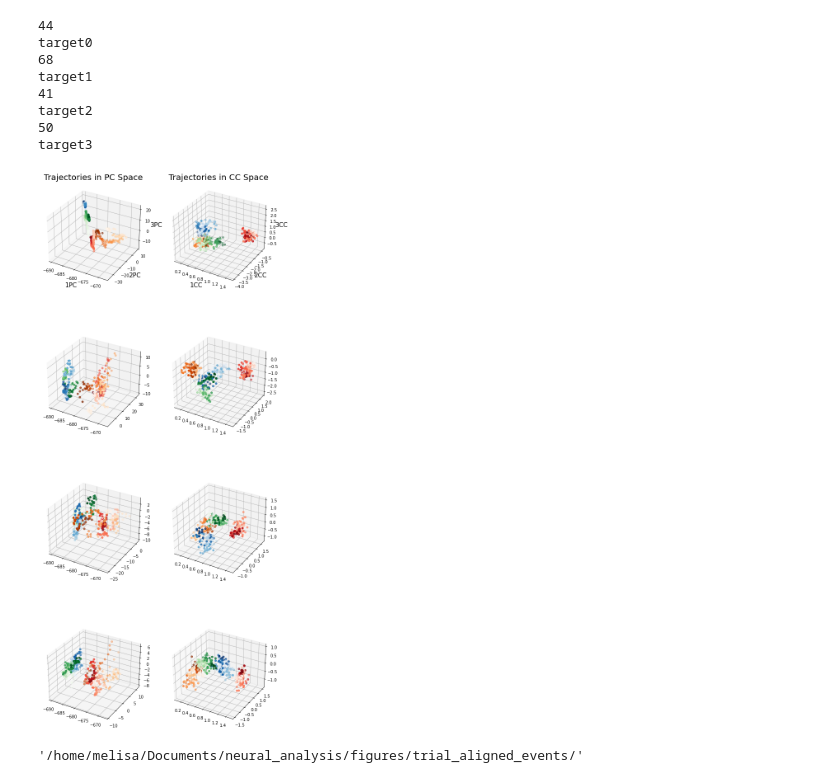
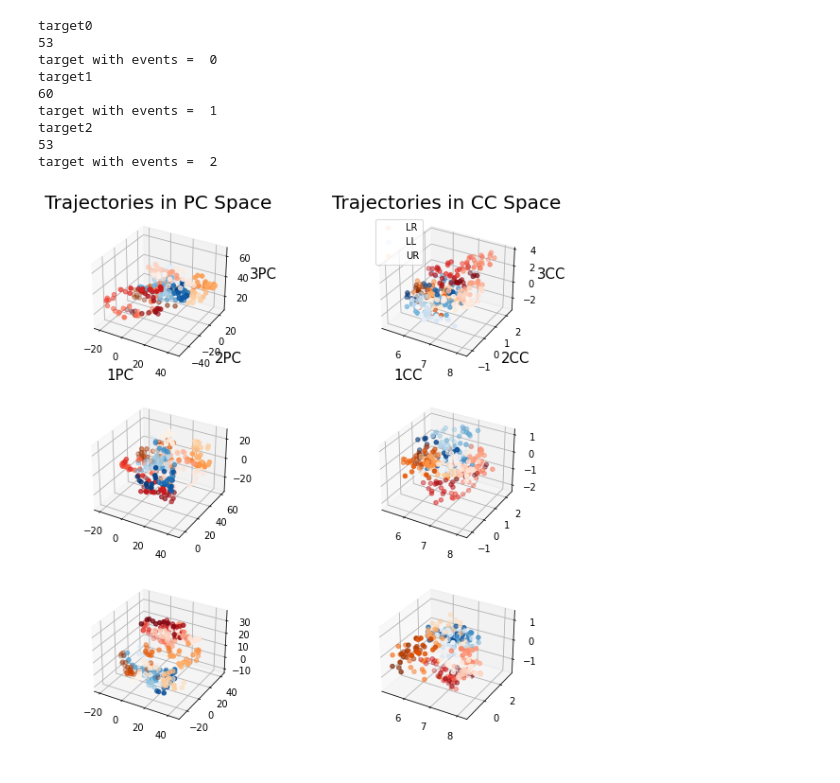
Before and after one commit to melisamc89/neural_analysys, a Jupyter notebook: src/cca_distance_represenation_space.ipynb, the cells around one changed output. Cells and saved outputs as stored; diff of their text form; code cells hidden in the pictures.

Commit message:
positional representation of non-object corners

```diff
--- a/src/cca_distance_represenation_space.ipynb
+++ b/src/cca_distance_represenation_space.ipynb
@@ -476,7 +400,7 @@ events_day_list_shuffle_1 = []
 events_counter_day_list = []
 events_time_starts_day = []
 
-for day in range(len(behaviour_list)):
+for day in range(len(navigation_list)):
     events_list = []
     events_counter_list = []
     events_time_starts = []
@@ -493,10 +417,10 @@ for day in range(len(behaviour_list)):
             #start_counter = behaviour_list[day][i]
             #start_counter = exploration_list[day][i]
             start_counter = navigation_list[day][i]
-
             counter = 1
         else:
             counter = counter + 1
+
 
     events_day_list_1.append(events_list)
     shufflings = []
@@ -509,22 +433,33 @@ for day in range(len(behaviour_list)):
 ## compute events duration for type of event. Here we create lists that we can access to know the duration of each ID event
 ## we will use this to balance the dataset
 selection_target = [1,2,3,4]    # here we balcance the data only for this targets of behaviour
+id_target = selection_target
 
 events_duration_list = []
 total_duration_list = []
+number_of_events_list = []
+events_id = []
 
 for day in range(len(behaviour_list)):
     events_duration_day = []
     total_duration_day = []
-    for target in selection_target:
+    number_of_events_day = []
+    events_id_day = []
+    for target in id_target:
         events = np.array(events_day_list_1[day])  # all events in a day
         events_counter = np.array(events_counter_day_list[day]) #duration of all day events
         events_time = np.array(events_time_starts_day[day]) # start time of events in day
 
         position_events = np.where(events == target)[0] # select events related to one specific ID
         events_duration_target = events_counter[position_events]   # take the duration of the events for that ID
-        events_duration_day.append(events_duration_target)
 
-        total_duration_day.append(np.sum(events_duration_target))
+        if(len(events_duration_target)):
+            events_duration_day.append(events_duration_target)
+            total_duration_day.append(np.sum(events_duration_target))
+            number_of_events_day.append(len(events_duration_target ))
+            events_id_day.append(target)
+
     events_duration_list.append(events_duration_day)
     total_duration_list.append(total_duration_day)
+    number_of_events_list.append(number_of_events_day)
+    events_id.append(events_id_day)
@@ -593,14 +635,14 @@ day:3
 # %%
-day = 0
+day = 3
 figure = plt.figure()
-gs = plt.GridSpec(4, 2)
+gs = plt.GridSpec(3, 2)
 
 color_code = ['Reds','Blues','Oranges','Greens']
+legend_corners = ['LR','LL','UR','UL']
 
 axes_pc_trajectory0 = figure.add_subplot(gs[0,0],projection = '3d')
 axes_pc_trajectory1 = figure.add_subplot(gs[1,0],projection = '3d')
 axes_pc_trajectory2 = figure.add_subplot(gs[2,0],projection = '3d')
-axes_pc_trajectory3 = figure.add_subplot(gs[3,0],projection = '3d')
 
 axes_pc_trajectory0.set_title('Trajectories in PC Space', fontsize = 20)
 axes_pc_trajectory0.set_xlabel('1PC',fontsize = 15)
@@ -613,7 +655,6 @@ axes_pc_trajectory0.set_zlabel('3PC',fontsize = 15)
 axes_cc_trajectory0 = figure.add_subplot(gs[0,1],projection = '3d')
 axes_cc_trajectory1 = figure.add_subplot(gs[1,1],projection = '3d')
 axes_cc_trajectory2 = figure.add_subplot(gs[2,1],projection = '3d')
-axes_cc_trajectory3 = figure.add_subplot(gs[3,1],projection = '3d')
 axes_cc_trajectory0.set_title('Trajectories in CC Space', fontsize = 20)
 axes_cc_trajectory0.set_xlabel('1CC',fontsize = 15)
 axes_cc_trajectory0.set_ylabel('2CC',fontsize = 15)
@@ -623,11 +664,12 @@ axes_cc_trajectory0.set_zlabel('3CC',fontsize = 15)
 # axes_cc_trajectory.set_zlim([2,3])
 
 j=0
-for target in range(4):
-    print(len(events_activity[day][target]))
+for target in range(len(events_id[day])):
     # real data!
     print('target' + str(target))
+    print(len(events_activity[day][target]))
     if events_activity[day][target] != []:
+        print('target with events = ', target)
         trial_activity = np.zeros((events_activity[day][target][0].shape[0],events_activity[day][target][0].shape[1]))
         trial_activity_complete = np.zeros((events_activity[day][target][0].shape[0],len(events_activity[day][target])*10+1))
         trial_activity_all_data = np.zeros((events_activity[day][target][0].shape[0],len(events_activity[day][target])*2*period+1))
@@ -648,44 +690,44 @@ for target in range(4):
                     component_trial_activity +=events_activity_pca[day][target][trial][neuron,:]
                     if neuron < cca_components:
                         cca_trial_activity +=events_activity_cca[day][target][trial][neuron,:]
                     trial_activity_all_data[neuron,init2:init2+2*period]= events_activity[day][target][trial][neuron,:]
                     trial_activity_complete[neuron,init:init+10] = events_activity[day][target][trial][neuron,period:period+10]
                     init = init+10
                     init2=init2+2*period
             neuron_trial_activity = neuron_trial_activity / len(events_activity[day][target])
             component_trial_activity = component_trial_activity / len(events_activity[day][target])
             trial_activity[neuron,:] = neuron_trial_activity
             trial_activity_pca[neuron,:] = component_trial_activity
             if neuron < cca_components:
                 trial_activity_cca[neuron,:] = cca_trial_activity / cca_components
         color = np.linspace(0, 20, 2*period)
 
         axes_pc_trajectory0.scatter(trial_activity_pca[0,:],trial_activity_pca[1,:],trial_activity_pca[2,:], c = color, cmap = color_code[j], marker = 'o', s = 20)
         axes_cc_trajectory0.scatter(trial_activity_cca[0,:],trial_activity_cca[1,:],trial_activity_cca[2,:], c = color, cmap = color_code[j], marker = 'o', s = 20)
 
         axes_pc_trajectory1.scatter(trial_activity_pca[0,:],trial_activity_pca[4,:],trial_activity_pca[5,:], c = color, cmap = color_code[j], marker = 'o', s = 20)
         axes_cc_trajectory1.scatter(trial_activity_cca[0,:],trial_activity_cca[4,:],trial_activity_cca[5,:], c = color, cmap = color_code[j], marker = 'o', s = 20)
 
         axes_pc_trajectory2.scatter(trial_activity_pca[0,:],trial_activity_pca[6,:],trial_activity_pca[7,:], c = color, cmap = color_code[j], marker = 'o', s = 20)
         axes_cc_trajectory2.scatter(trial_activity_cca[0,:],trial_activity_cca[6,:],trial_activity_cca[7,:], c = color, cmap = color_code[j], marker = 'o', s = 20)
 
-        axes_pc_trajectory3.scatter(trial_activity_pca[0,:],trial_activity_pca[8,:],trial_activity_pca[9,:], c = color, cmap = color_code[j], marker = 'o', s = 20)
-        axes_cc_trajectory3.scatter(trial_activity_cca[0,:],trial_activity_cca[8,:],trial_activity_cca[9,:], c = color, cmap = color_code[j], marker = 'o', s = 20)
-        j = j + 1
+        #axes_pc_trajectory3.scatter(trial_activity_pca[0,:],trial_activity_pca[8,:],trial_activity_pca[9,:], c = color, cmap = color_code[j], marker = 'o', s = 20)
+        #axes_cc_trajectory3.scatter(trial_activity_cca[0,:],trial_activity_cca[8,:],trial_activity_cca[9,:], c = color, cmap = color_code[j], marker = 'o', s = 20)
+    j = j + 1
 
-figure.set_size_inches(10,25)
+axes_cc_trajectory0.legend(legend_corners)
+
+figure.set_size_inches(10,10)
+figure.patch.set_facecolor('white')
 figure.savefig(figure_path + 'mouse_'+f'{mouse}'+'_session_'+f'{session}'+ '_navigation.png')
 # %% [output]
-44
 target0
-68
+53
+target with events =  0
 target1
-41
+60
+target with events =  1
 target2
-50
-target3
+53
+target with events =  2
-[figure, old version]
+[figure, new version]
-# %%
-figure_path
-# %% [output]
-'/home/melisa/Documents/neural_analysis/figures/trial_aligned_events/'
```
Also changed, not shown: parts of 22 cells of this notebook, 6 other files.
